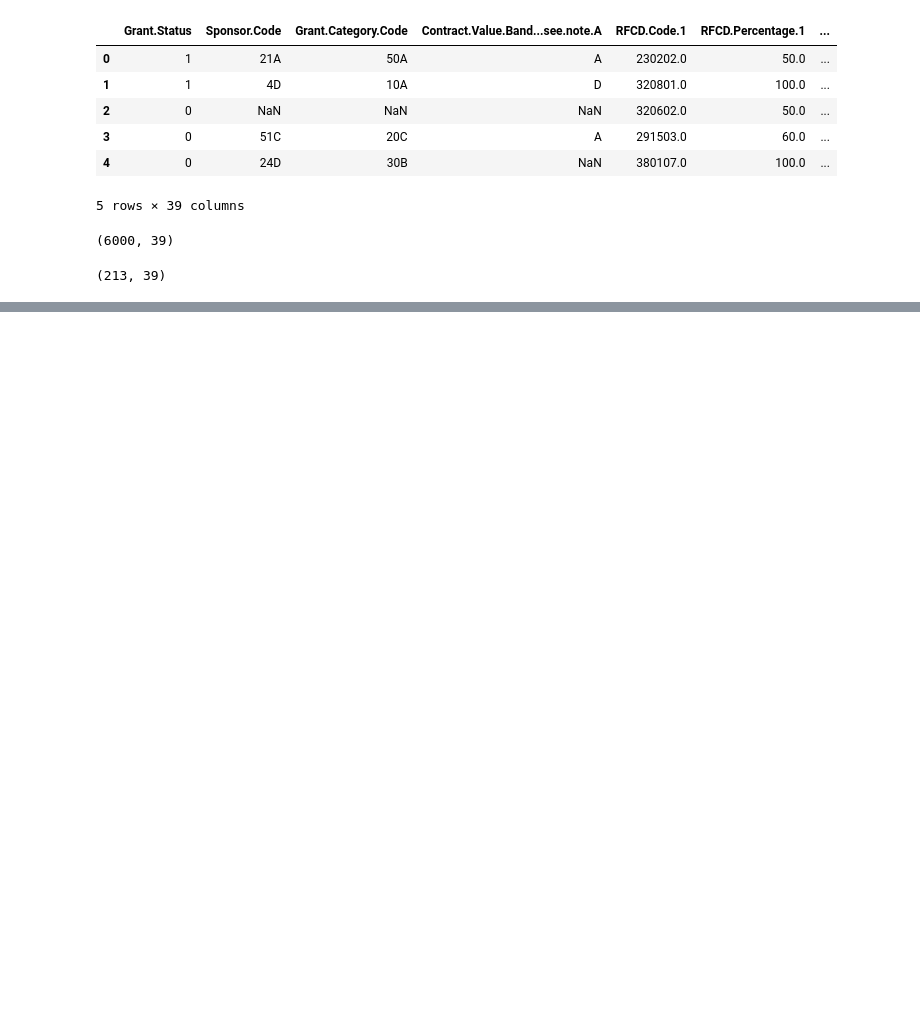
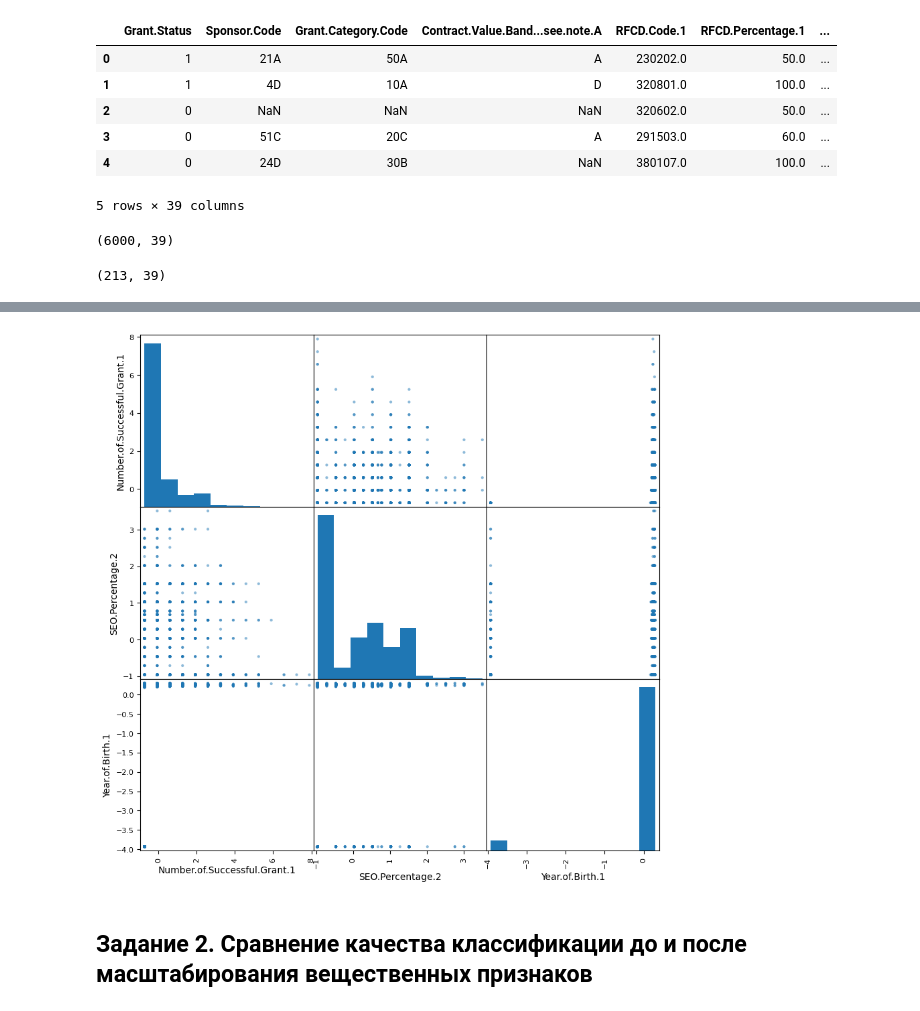
Before and after one commit to kurpenok/omstu, a Jupyter notebook: 4 semester/Machine learning/Practics/preprocessing_and_logistic_regression.ipynb, the cells around one changed output, grey strips where cells are left out. Saved outputs shown, nothing was run; the diff lists cells and outputs as text; code cells hidden in the pictures; blank space fills up the shorter version.

```diff
--- a/4 semester/Machine learning/Practics/preprocessing_and_logistic_regression.ipynb
+++ b/4 semester/Machine learning/Practics/preprocessing_and_logistic_regression.ipynb
@@ -242,0 +184,4 @@ X_cat.shape
+# %%
+scaler = StandardScaler()
+# %%
+X_train_real_scaled  = scaler.fit_transform(X_train_real_zeros)
@@ -242,0 +190,16 @@ X_cat.shape
+# %%
+data_numeric_scaled = pd.DataFrame(X_train_real_scaled, columns=numeric_columns)
+
+list_cols = [
+    "Number.of.Successful.Grant.1",
+    "SEO.Percentage.2",
+    "Year.of.Birth.1"
+]
+
+scatter_matrix(data_numeric_scaled[list_cols], alpha=0.5, figsize=(10, 10))
+
+plt.show()
+# %% [output]
+[figure, added]
+# %% [markdown]
+## Задание 2. Сравнение качества классификации до и после масштабирования вещественных признаков
```
Also changed, not shown: parts of 81 cells of this notebook.
